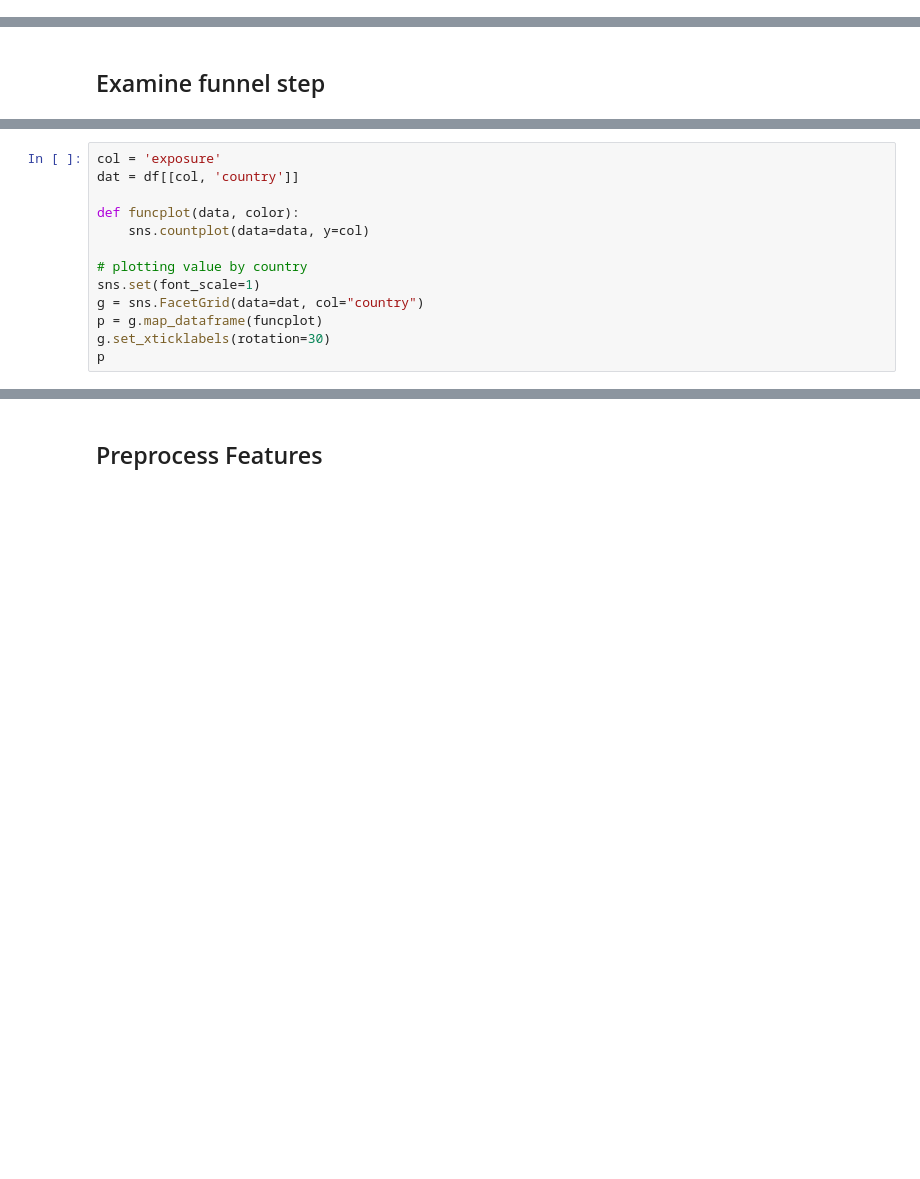
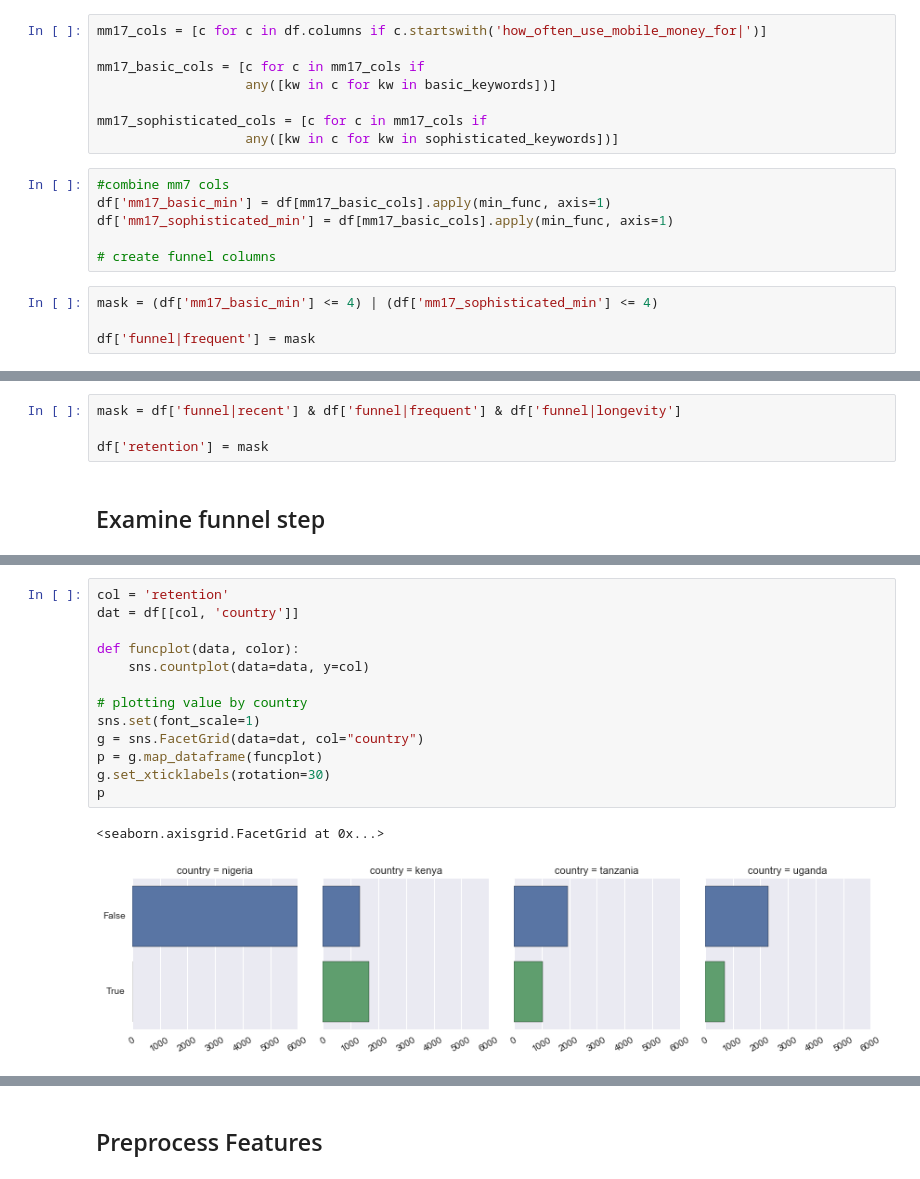
Before and after one commit to cturner500/DoPLER, a Jupyter notebook: funnel_analysis.ipynb, the cells around one changed output, grey strips where cells are left out. Drawn from its saved outputs; the diff is of its cells as text; blank space fills up the shorter version.

Commit message:
all funnel steps, unverified

```diff
--- a/funnel_analysis.ipynb
+++ b/funnel_analysis.ipynb
@@ -688,0 +793,18 @@ Retention
+# %%
+mm17_cols = [c for c in df.columns if c.startswith('how_often_use_mobile_money_for|')]
+
+mm17_basic_cols = [c for c in mm17_cols if
+                   any([kw in c for kw in basic_keywords])]
+
+mm17_sophisticated_cols = [c for c in mm17_cols if
+                   any([kw in c for kw in sophisticated_keywords])]
+# %%
+#combine mm7 cols
+df['mm17_basic_min'] = df[mm17_basic_cols].apply(min_func, axis=1)
+df['mm17_sophisticated_min'] = df[mm17_basic_cols].apply(min_func, axis=1)
+
+# create funnel columns
+# %%
+mask = (df['mm17_basic_min'] <= 4) | (df['mm17_sophisticated_min'] <= 4)
+
+df['funnel|frequent'] = mask
@@ -689,3 +823,7 @@ Retention
+# %%
+mask = df['funnel|recent'] & df['funnel|frequent'] & df['funnel|longevity']
+
+df['retention'] = mask
 # %% [markdown]
 ## Examine funnel step
 # %%
@@ -693,16 +839,19 @@ df.head()
 # %%
-col = 'exposure'
+col = 'retention'
 dat = df[[col, 'country']]
 
 def funcplot(data, color):
     sns.countplot(data=data, y=col)
 
 # plotting value by country
 sns.set(font_scale=1)
 g = sns.FacetGrid(data=dat, col="country")
 p = g.map_dataframe(funcplot)
 g.set_xticklabels(rotation=30)
 p
+# %% [output]
+<seaborn.axisgrid.FacetGrid at 0x...>
+[figure, added]
 # %%
 # overall breakdown
 df[col].value_counts()
```
Also changed, not shown: parts of 29 cells of this notebook, 1 other file.
